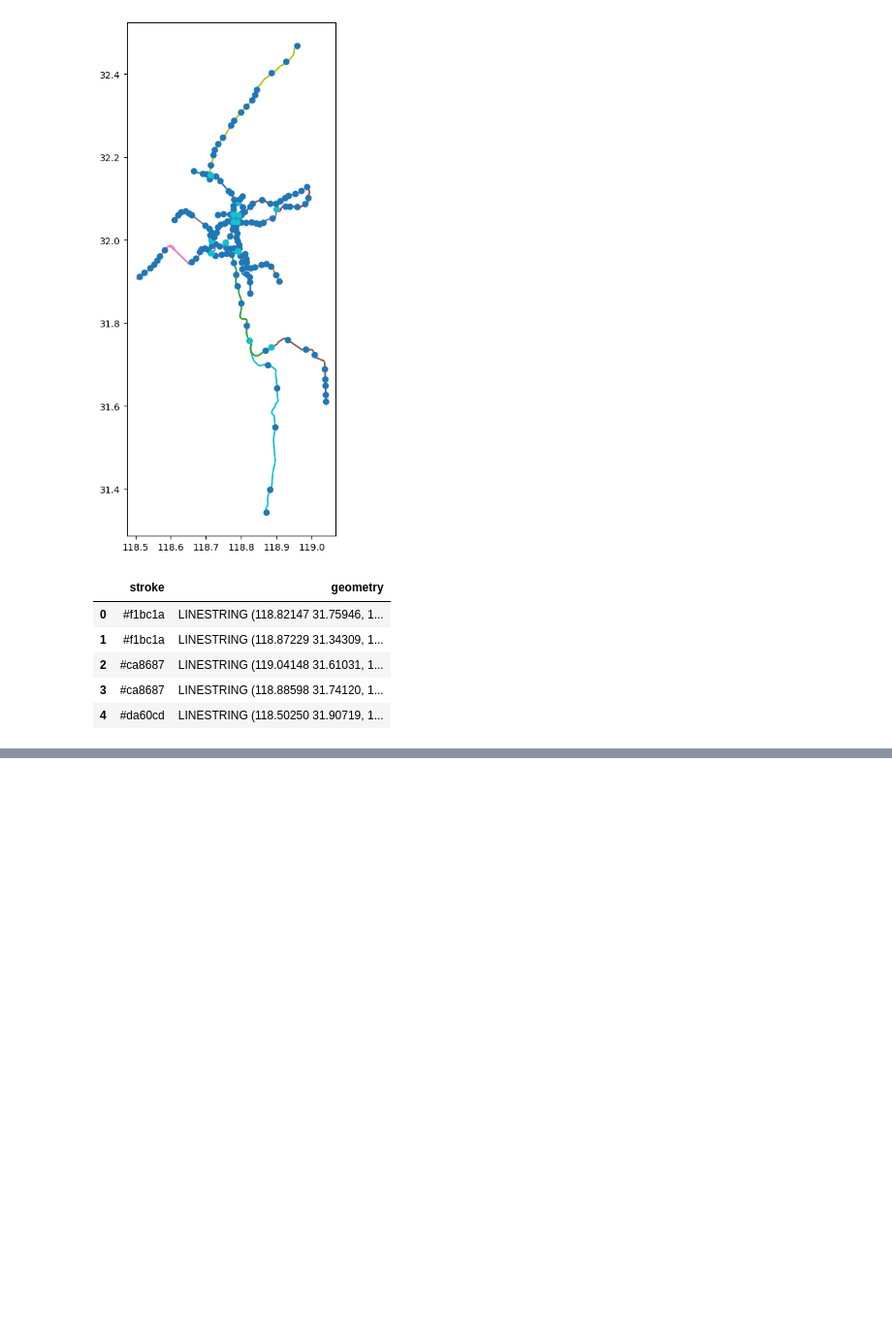
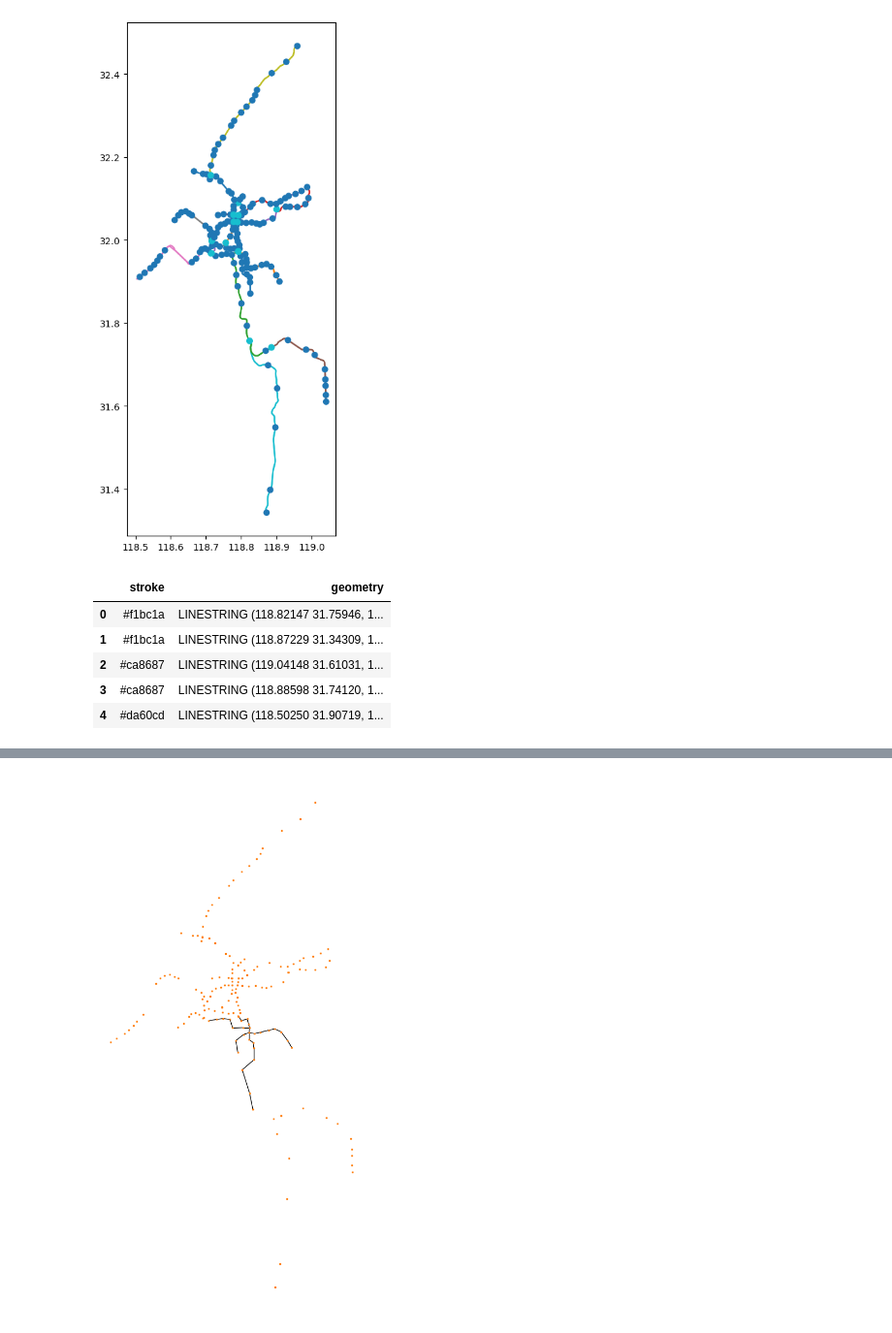
Before and after one commit to MoeBuTa/SlimeMould, a Jupyter notebook: slime.ipynb, the cells around one changed output, grey strips where cells are left out. Shown at 97% size. Cells and saved outputs as stored; diff of their text form; code cells hidden in the pictures; blank space fills up the shorter version.

```diff
--- a/slime.ipynb
+++ b/slime.ipynb
@@ -67,0 +112,9 @@ NetworkXNoPath: No path between 154 and 122.
+# %%
+fig = plt.figure(figsize=(5, 10))
+nx.draw(city.food_graph, city.food_positions,
+        node_color='C1',
+        node_shape='s',
+        node_size=2,
+        with_labels=False)
+# %% [output]
+[figure, added]
```
Also changed, not shown: parts of 9 cells of this notebook, 3 other files.
